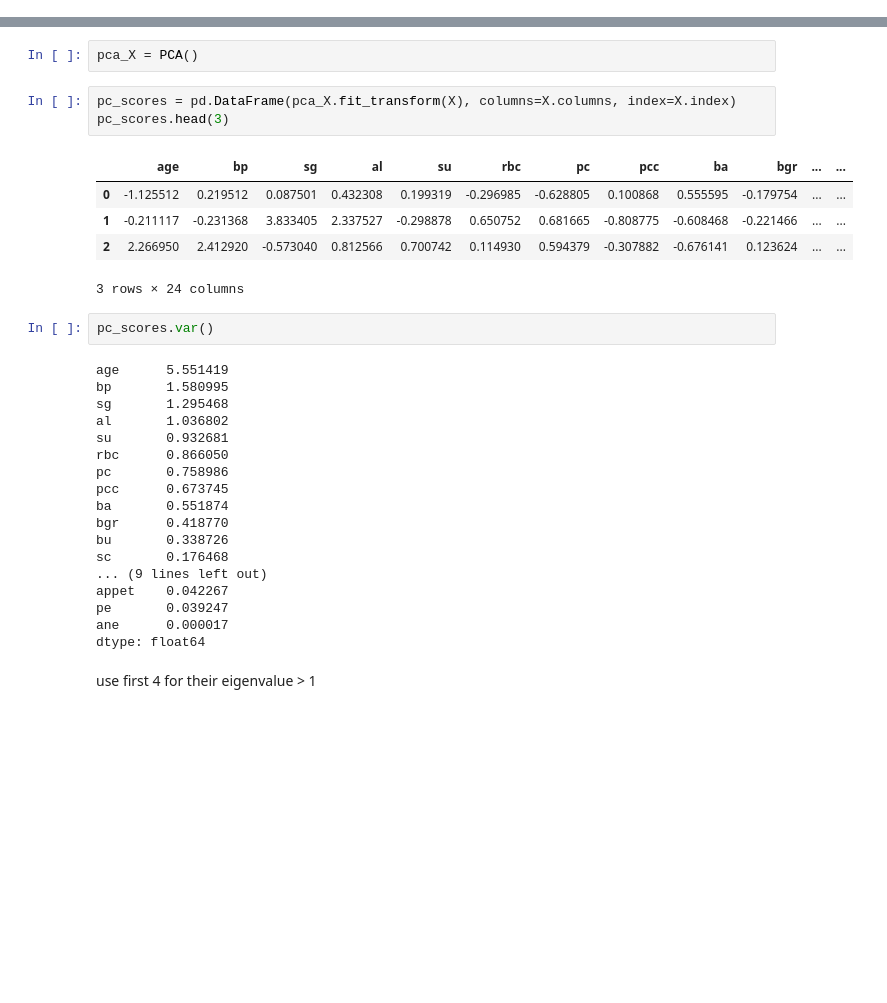
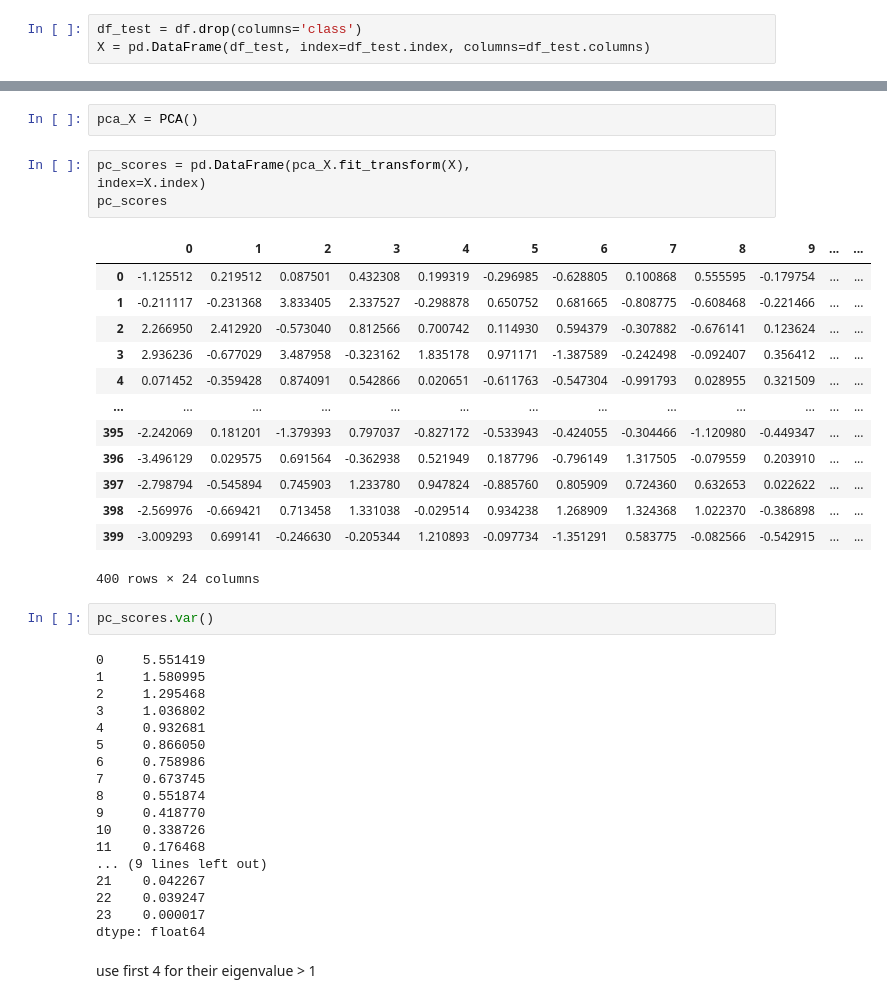
Before and after one commit to Barkesty/Project-Chronic-Kidney-Disease-Classification-Challenge, a Jupyter notebook: project.ipynb, the cells around one changed output, grey strips where cells are left out. Cells and saved outputs as stored; diff of their text form; blank space fills up the shorter version.

```diff
--- a/project.ipynb
+++ b/project.ipynb
@@ -502,3 +481,6 @@ X = df.drop(columns='class')
+# %%
+df_test = df.drop(columns='class')
+X = pd.DataFrame(df_test, index=df_test.index, columns=df_test.columns)
 # %%
 X.head(3)
 # %% [output]
@@ -514,33 +496,42 @@ all variables variance almost equal to 1, profomance is good
 # %%
 pca_X = PCA()
 # %%
-pc_scores = pd.DataFrame(pca_X.fit_transform(X), columns=X.columns, index=X.index)
-pc_scores.head(3)
+pc_scores = pd.DataFrame(pca_X.fit_transform(X),
+index=X.index)
+pc_scores
 # %% [output]
-|  | age | bp | sg | al | su | rbc | pc | pcc | ba | bgr | ... | ... |
+|  | 0 | 1 | 2 | 3 | 4 | 5 | 6 | 7 | 8 | 9 | ... | ... |
 | 0 | -1.125512 | 0.219512 | 0.087501 | 0.432308 | 0.199319 | -0.296985 | -0.628805 | 0.100868 | 0.555595 | -0.179754 | ... | ... |
 | 1 | -0.211117 | -0.231368 | 3.833405 | 2.337527 | -0.298878 | 0.650752 | 0.681665 | -0.808775 | -0.608468 | -0.221466 | ... | ... |
 | 2 | 2.266950 | 2.412920 | -0.573040 | 0.812566 | 0.700742 | 0.114930 | 0.594379 | -0.307882 | -0.676141 | 0.123624 | ... | ... |
+| 3 | 2.936236 | -0.677029 | 3.487958 | -0.323162 | 1.835178 | 0.971171 | -1.387589 | -0.242498 | -0.092407 | 0.356412 | ... | ... |
+| 4 | 0.071452 | -0.359428 | 0.874091 | 0.542866 | 0.020651 | -0.611763 | -0.547304 | -0.991793 | 0.028955 | 0.321509 | ... | ... |
+| ... | ... | ... | ... | ... | ... | ... | ... | ... | ... | ... | ... | ... |
+| 395 | -2.242069 | 0.181201 | -1.379393 | 0.797037 | -0.827172 | -0.533943 | -0.424055 | -0.304466 | -1.120980 | -0.449347 | ... | ... |
+| 396 | -3.496129 | 0.029575 | 0.691564 | -0.362938 | 0.521949 | 0.187796 | -0.796149 | 1.317505 | -0.079559 | 0.203910 | ... | ... |
+| 397 | -2.798794 | -0.545894 | 0.745903 | 1.233780 | 0.947824 | -0.885760 | 0.805909 | 0.724360 | 0.632653 | 0.022622 | ... | ... |
+| 398 | -2.569976 | -0.669421 | 0.713458 | 1.331038 | -0.029514 | 0.934238 | 1.268909 | 1.324368 | 1.022370 | -0.386898 | ... | ... |
+| 399 | -3.009293 | 0.699141 | -0.246630 | -0.205344 | 1.210893 | -0.097734 | -1.351291 | 0.583775 | -0.082566 | -0.542915 | ... | ... |
-3 rows × 24 columns
+400 rows × 24 columns
 # %%
 pc_scores.var()
 # %% [output]
-age      5.551419
-bp       1.580995
-sg       1.295468
-al       1.036802
-su       0.932681
-rbc      0.866050
-pc       0.758986
-pcc      0.673745
-ba       0.551874
-bgr      0.418770
-bu       0.338726
-sc       0.176468
+0     5.551419
+1     1.580995
+2     1.295468
+3     1.036802
+4     0.932681
+5     0.866050
+6     0.758986
+7     0.673745
+8     0.551874
+9     0.418770
+10    0.338726
+11    0.176468
 ... (9 lines left out)
-appet    0.042267
-pe       0.039247
-ane      0.000017
+21    0.042267
+22    0.039247
+23    0.000017
 dtype: float64
 # %% [markdown]
 use first 4 for their eigenvalue > 1
```
Also changed, not shown: parts of 11 cells of this notebook.
